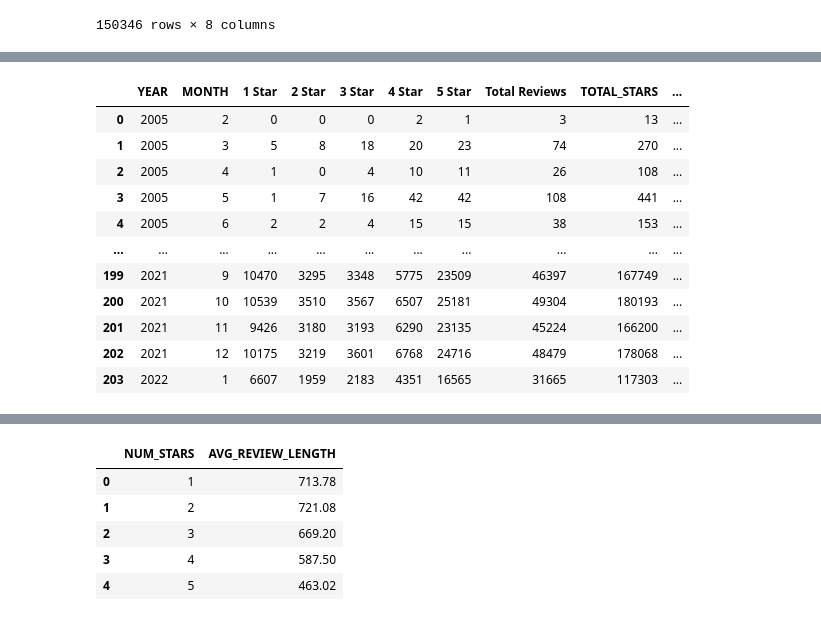
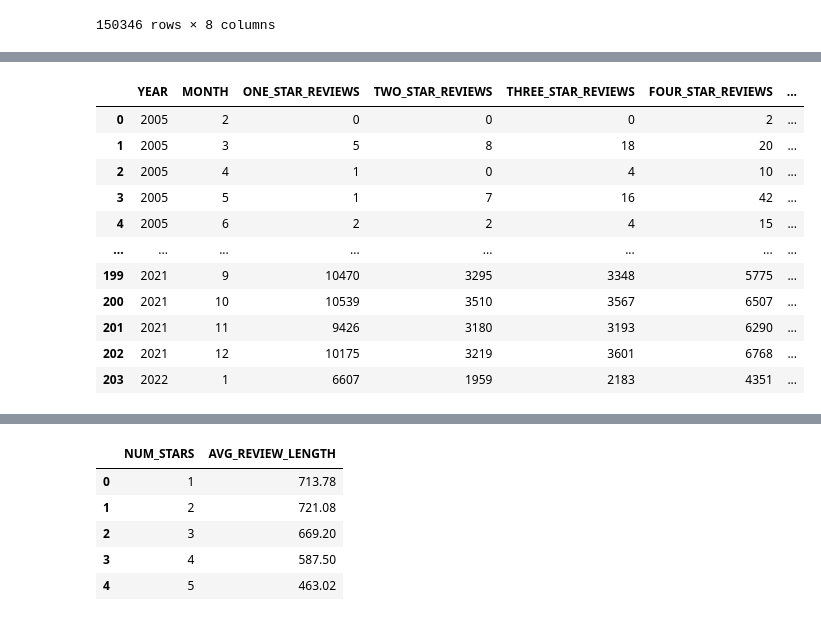
Before and after one commit to KeeganDavis/data-projects, a Jupyter notebook: yelp-reviews/notebooks/sql_queries.ipynb, the cells around one changed output, grey strips where cells are left out. Saved outputs shown, nothing was run; the diff lists cells and outputs as text; code cells hidden in the pictures.

```diff
--- a/yelp-reviews/notebooks/sql_queries.ipynb
+++ b/yelp-reviews/notebooks/sql_queries.ipynb
@@ -479,23 +487,23 @@ fig.show()
 | 10 | 11 | 81428 | 40714 | 52333 | 110394 | 246649 | ... |
 | 11 | 12 | 87611 | 42030 | 53080 | 111087 | 249765 | ... |
 # %%
-# # Total reviews by each star amount and the average star review for each month in every year
-# df = cur.execute('''
-#                 SELECT
-#                     YEAR(review_date) AS year,
-#                     MONTH(review_date) AS month,
-#                     SUM(CASE WHEN stars=1 THEN 1 ELSE 0 END) AS one_star_reviews,
-#                     SUM(CASE WHEN stars=2 THEN 1 ELSE 0 END) AS two_star_reviews,
-#                     SUM(CASE WHEN stars=3 THEN 1 ELSE 0 END) AS three_star_reviews,
-#                     SUM(CASE WHEN stars=4 THEN 1 ELSE 0 END) AS four_star_reviews,
-#                     SUM(CASE WHEN stars=5 THEN 1 ELSE 0 END) AS five_star_reviews,
-#                     COUNT(*) AS total_reviews,
-#                     SUM(stars) AS total_stars,
-#                     ROUND(AVG(stars), 2) avg_stars
-#                 FROM yelp_reviews
-#                 GROUP BY 1, 2
-#                 ORDER BY 1, 2;
-#                  ''').fetch_pandas_all()
+# Total reviews by each star amount and the average star review for each month in every year
+df = cur.execute('''
+                SELECT
+                    YEAR(review_date) AS year,
+                    MONTH(review_date) AS month,
+                    SUM(CASE WHEN stars=1 THEN 1 ELSE 0 END) AS one_star_reviews,
+                    SUM(CASE WHEN stars=2 THEN 1 ELSE 0 END) AS two_star_reviews,
+                    SUM(CASE WHEN stars=3 THEN 1 ELSE 0 END) AS three_star_reviews,
+                    SUM(CASE WHEN stars=4 THEN 1 ELSE 0 END) AS four_star_reviews,
+                    SUM(CASE WHEN stars=5 THEN 1 ELSE 0 END) AS five_star_reviews,
+                    COUNT(*) AS total_reviews,
+                    SUM(stars) AS total_stars,
+                    ROUND(AVG(stars), 2) avg_stars
+                FROM yelp_reviews
+                GROUP BY 1, 2
+                ORDER BY 1, 2;
+                 ''').fetch_pandas_all()
 
 display(df)
 
@@ -521,47 +529,65 @@ fig = px.line(
     y='count',
     color='star',
     labels={
-        'date':'Date',
+        'date':'Month-Year',
         'count':'Review Count',
         'star':'Star Rating'
     },
     title='Monthly Yelp Star Rating Counts by Year'
 )
 fig.show()
 
 # Melt into long format for total review counts for each month
 long_df = df.melt(
     id_vars=['date'],
     value_vars=['Total Reviews'],
     var_name='reviews',
     value_name='count'
 )
 
 # Plot time series of total reviews by year and month
-fig = px.line(long_df, x='date', y='count', labels={'date': 'Date', 'count': 'Review Count'}, title='Monthly Yelp Review Counts by Year')
+fig = px.line(
+    long_df,
+    x='date',
+    y='count',
+    labels={
+        'date': 'Month-Year',
+        'count': 'Review Count'
+        },
+    title='Monthly Yelp Review Volume by Year'
+)
 fig.show()
 
 # Melt into long format for average star rating for each month
 long_df = df.melt(
     id_vars=['date'],
     value_vars=['Average Stars'],
     var_name='avg_stars',
     value_name='count'
 )
 
 # Plot time series of average star rating by year and month
-fig = px.line(long_df, x='date', y='count', labels={'date': 'Date', 'count': 'Average Star Rating'}, title='Monthly Average Yelp Star Ratings by Year')
+fig = px.line(
+    long_df,
+    x='date',
+    y='count',
+    labels={
+        'date': 'Month-Year',
+        'count': 'Average Star Rating'
+        },
+    title='Monthly Average Yelp Star Rating by Year'
+)
 fig.show()
 # %% [output]
-|  | YEAR | MONTH | 1 Star | 2 Star | 3 Star | 4 Star | 5 Star | Total Reviews | TOTAL_STARS | ... |
-| 0 | 2005 | 2 | 0 | 0 | 0 | 2 | 1 | 3 | 13 | ... |
-| 1 | 2005 | 3 | 5 | 8 | 18 | 20 | 23 | 74 | 270 | ... |
-| 2 | 2005 | 4 | 1 | 0 | 4 | 10 | 11 | 26 | 108 | ... |
-| 3 | 2005 | 5 | 1 | 7 | 16 | 42 | 42 | 108 | 441 | ... |
-| 4 | 2005 | 6 | 2 | 2 | 4 | 15 | 15 | 38 | 153 | ... |
-| ... | ... | ... | ... | ... | ... | ... | ... | ... | ... | ... |
-| 199 | 2021 | 9 | 10470 | 3295 | 3348 | 5775 | 23509 | 46397 | 167749 | ... |
-| 200 | 2021 | 10 | 10539 | 3510 | 3567 | 6507 | 25181 | 49304 | 180193 | ... |
-| 201 | 2021 | 11 | 9426 | 3180 | 3193 | 6290 | 23135 | 45224 | 166200 | ... |
-| 202 | 2021 | 12 | 10175 | 3219 | 3601 | 6768 | 24716 | 48479 | 178068 | ... |
-| 203 | 2022 | 1 | 6607 | 1959 | 2183 | 4351 | 16565 | 31665 | 117303 | ... |
+|  | YEAR | MONTH | ONE_STAR_REVIEWS | TWO_STAR_REVIEWS | THREE_STAR_REVIEWS | FOUR_STAR_REVIEWS | ... |
+| 0 | 2005 | 2 | 0 | 0 | 0 | 2 | ... |
+| 1 | 2005 | 3 | 5 | 8 | 18 | 20 | ... |
+| 2 | 2005 | 4 | 1 | 0 | 4 | 10 | ... |
+| 3 | 2005 | 5 | 1 | 7 | 16 | 42 | ... |
+| 4 | 2005 | 6 | 2 | 2 | 4 | 15 | ... |
+| ... | ... | ... | ... | ... | ... | ... | ... |
+| 199 | 2021 | 9 | 10470 | 3295 | 3348 | 5775 | ... |
+| 200 | 2021 | 10 | 10539 | 3510 | 3567 | 6507 | ... |
+| 201 | 2021 | 11 | 9426 | 3180 | 3193 | 6290 | ... |
+| 202 | 2021 | 12 | 10175 | 3219 | 3601 | 6768 | ... |
+| 203 | 2022 | 1 | 6607 | 1959 | 2183 | 4351 | ... |
```
Also changed, not shown: parts of 7 cells of this notebook.
